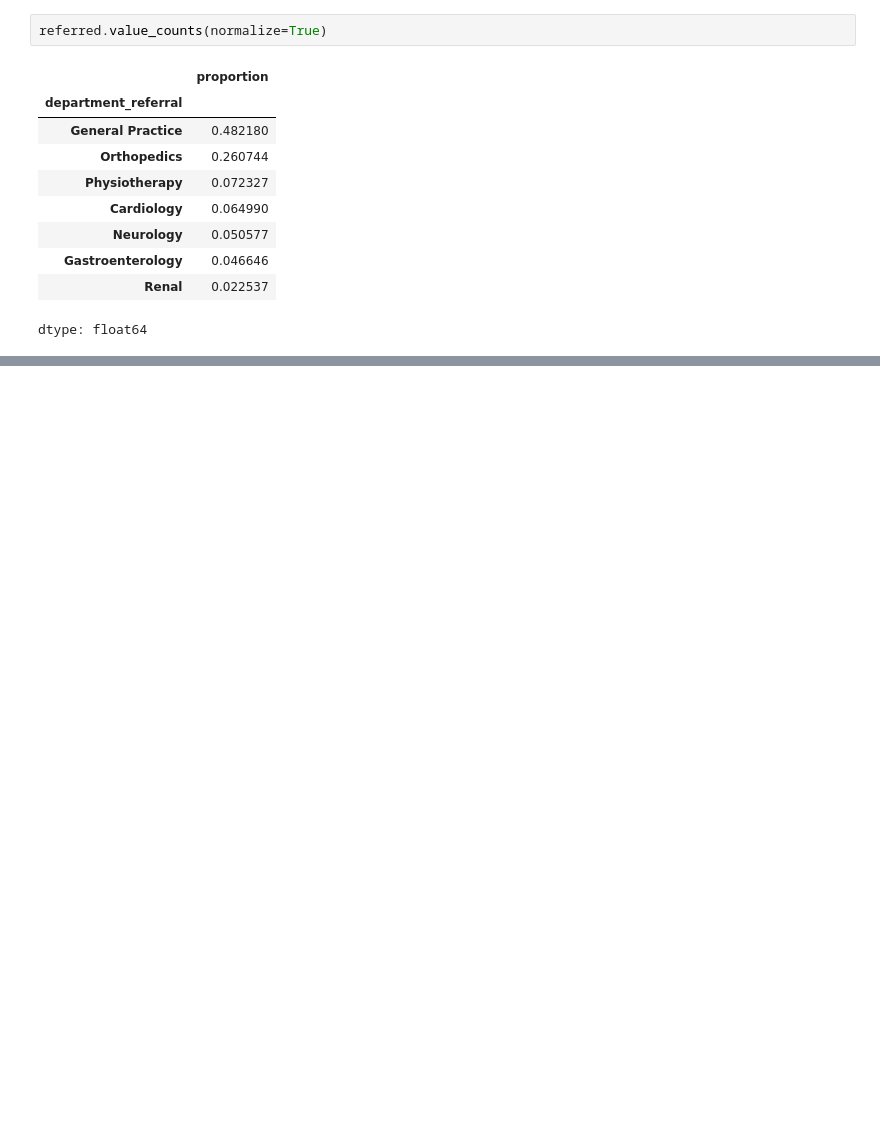
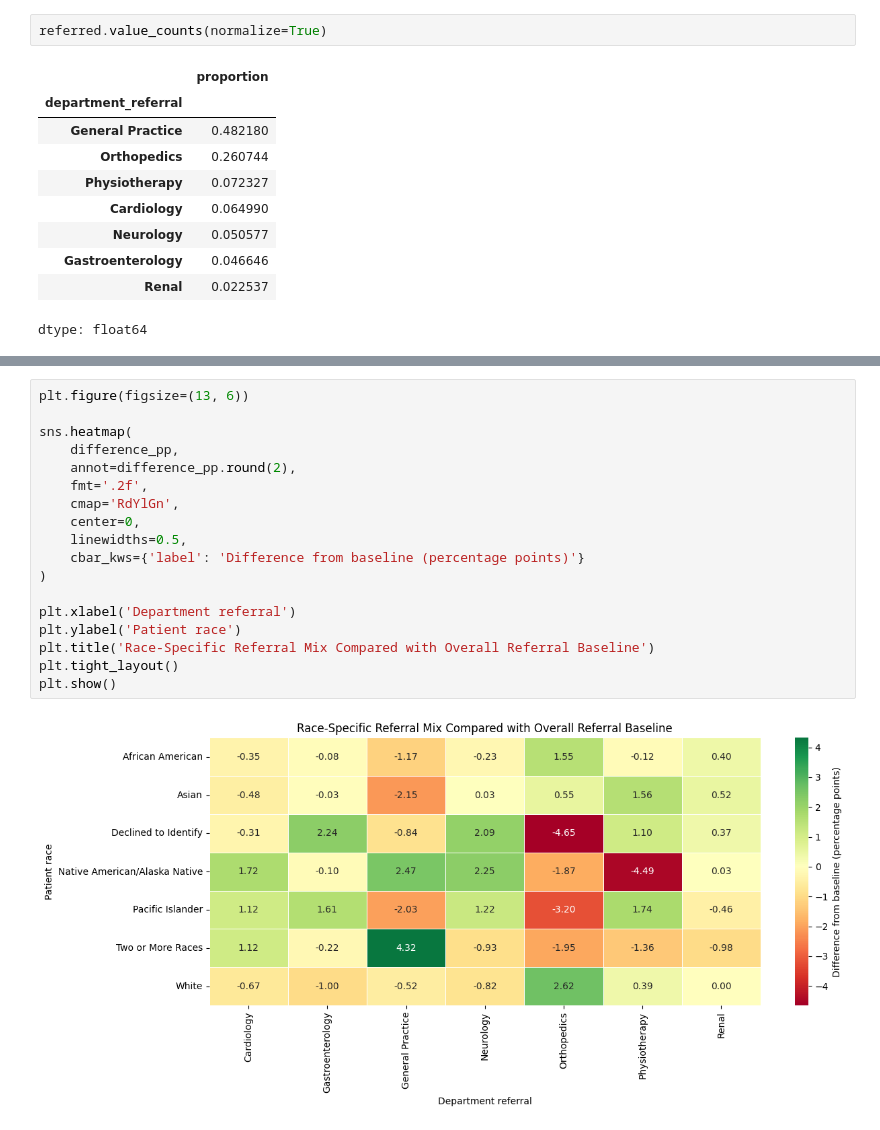
Before and after one commit to Mikayla-ds2/surge-sense, a Jupyter notebook: eda+viz.ipynb, the cells around one changed output, grey strips where cells are left out. Drawn from its saved outputs; the diff is of its cells as text; blank space fills up the shorter version.

```diff
--- a/eda+viz.ipynb
+++ b/eda+viz.ipynb
@@ -220,0 +348,20 @@ plt.show()
+# %%
+plt.figure(figsize=(13, 6))
+
+sns.heatmap(
+    difference_pp,
+    annot=difference_pp.round(2),
+    fmt='.2f',
+    cmap='RdYlGn',
+    center=0,
+    linewidths=0.5,
+    cbar_kws={'label': 'Difference from baseline (percentage points)'}
+)
+
+plt.xlabel('Department referral')
+plt.ylabel('Patient race')
+plt.title('Race-Specific Referral Mix Compared with Overall Referral Baseline')
+plt.tight_layout()
+plt.show()
+# %% [output]
+[figure, added]
```
Also changed, not shown: parts of 16 cells of this notebook, 4 other files.
